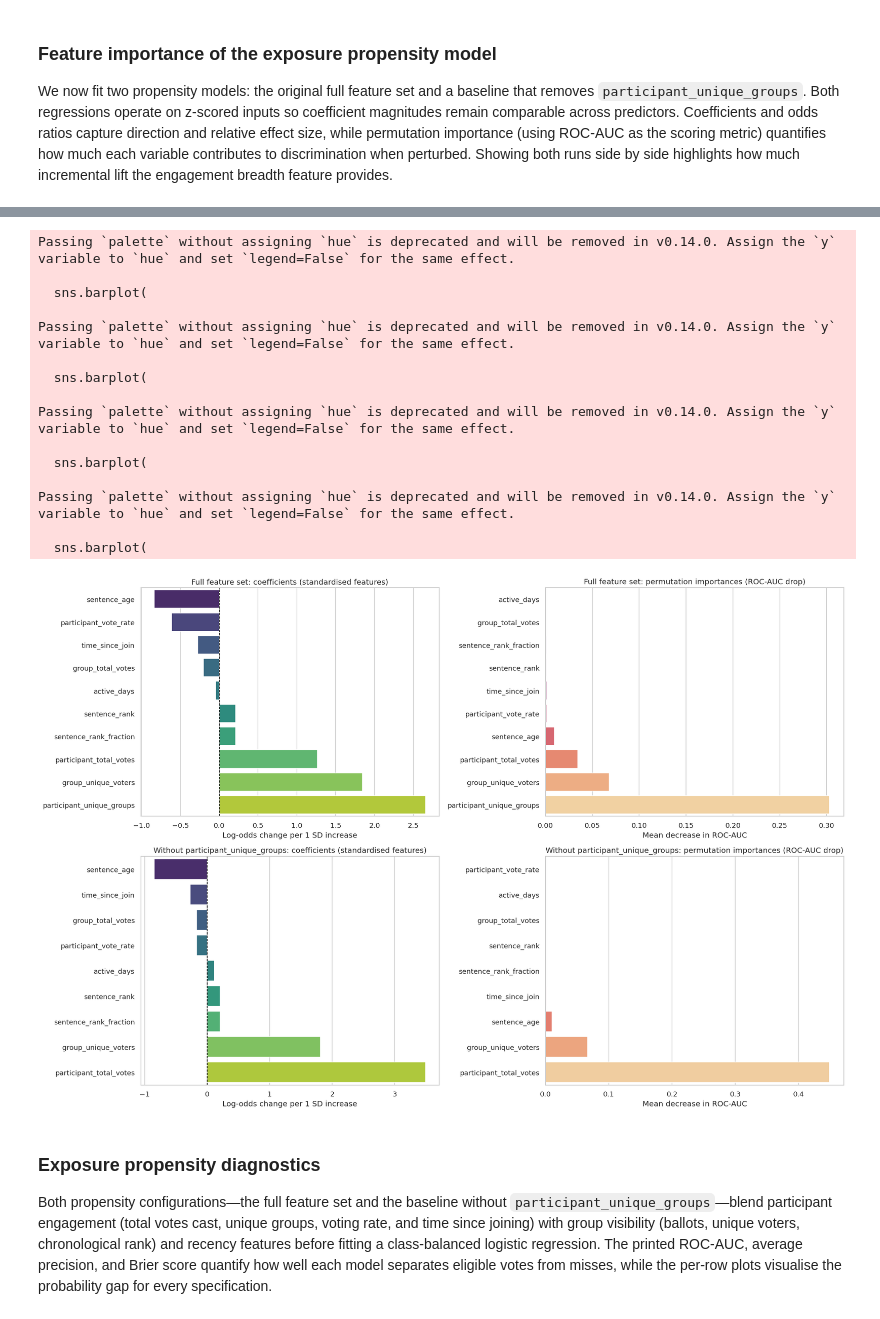
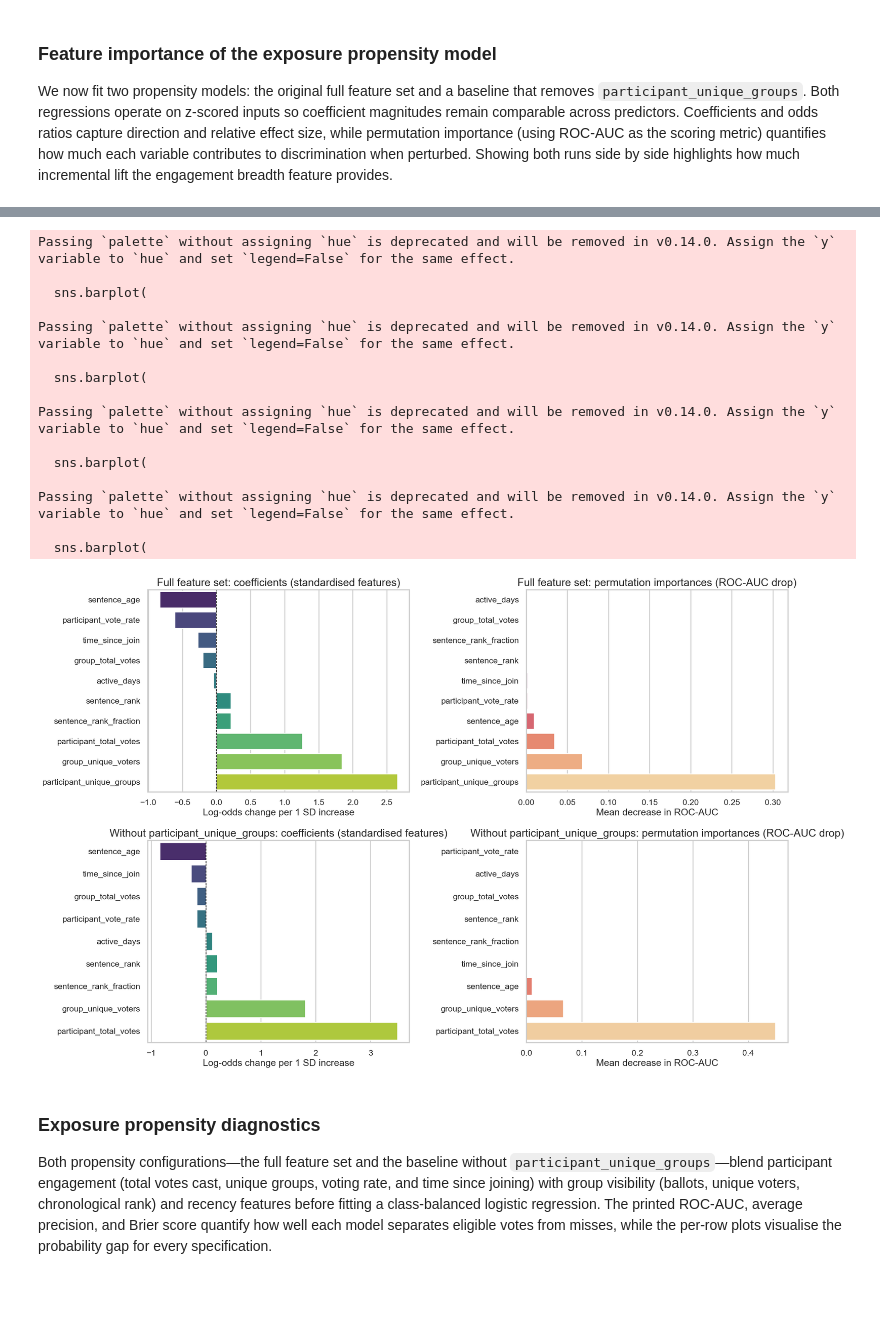
Before and after one commit to yananlong/taking_stock_facct, a Jupyter notebook: sentences_topic_pipeline.ipynb, the cells around one changed output, grey strips where cells are left out. Saved outputs shown, nothing was run; the diff lists cells and outputs as text; code cells hidden in the pictures; blank space fills up the shorter version.

```diff
--- a/sentences_topic_pipeline.ipynb
+++ b/sentences_topic_pipeline.ipynb
@@ -577,18 +706,13 @@ no_participant_unique_groups Without participant_unique_groups     6272     4438
 
 We now fit two propensity models: the original full feature set and a baseline that removes `participant_unique_groups`. Both regressions operate on z-scored inputs so coefficient magnitudes remain comparable across predictors. Coefficients and odds ratios capture direction and relative effect size, while permutation importance (using ROC-AUC as the scoring metric) quantifies how much each variable contributes to discrimination when perturbed. Showing both runs side by side highlights how much incremental lift the engagement breadth feature provides.
 # %%
-
 feature_importance_df = None
 perm_importance_df = None
 feature_importance_tables = []
 perm_importance_tables = []
 plot_payload = []
 
-if (
-    "propensity_models" in globals()
-    and propensity_models
-    and not exposure_df.empty
-):
+if "propensity_models" in globals() and propensity_models and not exposure_df.empty:
     for key, model in propensity_models.items():
         label = model.get("label", key)
         clf = model.get("clf")
@@ -597,7 +721,9 @@ if (
         feature_cols = model.get("feature_cols", [])
         if clf is None or X_norm is None or y_vals is None:
             print(
-                f"Skipping feature importance for {label} because the logistic model was unavailable."
+                f"""Skipping feature importance for {label}
+                    because the logistic model was unavailable.
+                """
             )
             continue
 
@@ -618,10 +744,14 @@ if (
         coef_df["model"] = label
         feature_importance_tables.append(coef_df)
 
-        from sklearn.inspection import permutation_importance
-
         perm_result = permutation_importance(
-            clf, X_norm, y_vals, n_repeats=15, random_state=42, scoring="roc_auc", n_jobs=1
+            clf,
+            X_norm,
+            y_vals,
+            n_repeats=15,
+            random_state=42,
+            scoring="roc_auc",
+            n_jobs=1,
         )
         perm_df = (
             pd.DataFrame(
@@ -652,7 +782,10 @@ if (
         perm_importance_df = pd.concat(perm_importance_tables, ignore_index=True)
         display(perm_importance_df)
     if plot_payload:
-        fig, axes = plt.subplots(len(plot_payload), 2, figsize=(18, 6 * len(plot_payload)))
+        sns.set_context("talk")  # larger base fonts
+        fig, axes = plt.subplots(
+            len(plot_payload), 2, figsize=(18, 6 * len(plot_payload))
+        )
         if len(plot_payload) == 1:
             axes = np.array([axes])
         for row, (label, top_coef, top_perm) in enumerate(plot_payload):
@@ -664,9 +797,12 @@ if (
                 ax=axes[row, 0],
             )
             axes[row, 0].axvline(0, color="black", linewidth=1, linestyle="--")
-            axes[row, 0].set_title(f"{label}: coefficients (standardised features)")
-            axes[row, 0].set_xlabel("Log-odds change per 1 SD increase")
-            axes[row, 0].set_ylabel("")
+            axes[row, 0].set_title(
+                f"{label}: coefficients (standardised features)", fontsize=18
+            )
+            axes[row, 0].set_xlabel("Log-odds change per 1 SD increase", fontsize=16)
+            axes[row, 0].set_ylabel("", fontsize=16)
+            axes[row, 0].tick_params(axis="both", labelsize=14)
 
             sns.barplot(
                 data=top_perm,
@@ -675,13 +811,18 @@ if (
                 palette="magma",
                 ax=axes[row, 1],
             )
-            axes[row, 1].set_title(f"{label}: permutation importances (ROC-AUC drop)")
-            axes[row, 1].set_xlabel("Mean decrease in ROC-AUC")
-            axes[row, 1].set_ylabel("")
+            axes[row, 1].set_title(
+                f"{label}: permutation importances (ROC-AUC drop)", fontsize=18
+            )
+            axes[row, 1].set_xlabel("Mean decrease in ROC-AUC", fontsize=16)
+            axes[row, 1].set_ylabel("", fontsize=16)
+            axes[row, 1].tick_params(axis="both", labelsize=14)
 
         plt.tight_layout()
 else:
-    print("Feature importances unavailable because the logistic exposure model was not fit.")
+    print(
+        "Feature importances unavailable because the logistic exposure model was not fit."
+    )
 # %% [output]
 |  | feature | coefficient | odds_ratio | abs_coefficient | model |
 | 0 | participant_unique_groups | 2.656875 | 14.251679 | 2.656875 | Full feature set |
@@ -705,34 +846,34 @@ else:
 | 1 | group_unique_voters | 0.067820 | 0.002397 | Full feature set |
 | 2 | participant_total_votes | 0.034267 | 0.001744 | Full feature set |
 | 3 | sentence_age | 0.009518 | 0.000765 | Full feature set |
 | 4 | participant_vote_rate | 0.001330 | 0.000483 | Full feature set |
 | 5 | time_since_join | 0.001186 | 0.000208 | Full feature set |
 | 6 | sentence_rank_fraction | 0.000712 | 0.000156 | Full feature set |
 | 7 | sentence_rank | 0.000712 | 0.000156 | Full feature set |
 | 8 | group_total_votes | 0.000568 | 0.000128 | Full feature set |
 | 9 | active_days | 0.000023 | 0.000044 | Full feature set |
 | ... | ... | ... | ... | ... |
 | 14 | sentence_rank | 0.000704 | 0.000149 | Without participant_unique_groups |
 | 15 | sentence_rank_fraction | 0.000704 | 0.000149 | Without participant_unique_groups |
 | 16 | group_total_votes | 0.000439 | 0.000100 | Without participant_unique_groups |
 | 17 | active_days | 0.000125 | 0.000130 | Without participant_unique_groups |
 | 18 | participant_vote_rate | 0.000015 | 0.000158 | Without participant_unique_groups |
 Passing `palette` without assigning `hue` is deprecated and will be removed in v0.14.0. Assign the `y` variable to `hue` and set `legend=False` for the same effect.
 
   sns.barplot(
 
 Passing `palette` without assigning `hue` is deprecated and will be removed in v0.14.0. Assign the `y` variable to `hue` and set `legend=False` for the same effect.
 
   sns.barplot(
 
 Passing `palette` without assigning `hue` is deprecated and will be removed in v0.14.0. Assign the `y` variable to `hue` and set `legend=False` for the same effect.
 
   sns.barplot(
 
 Passing `palette` without assigning `hue` is deprecated and will be removed in v0.14.0. Assign the `y` variable to `hue` and set `legend=False` for the same effect.
 
   sns.barplot(
-[figure, old version]
+[figure, new version]
 # %% [markdown]
 
 ### Exposure propensity diagnostics
```
Also changed, not shown: parts of 20 cells of this notebook.
